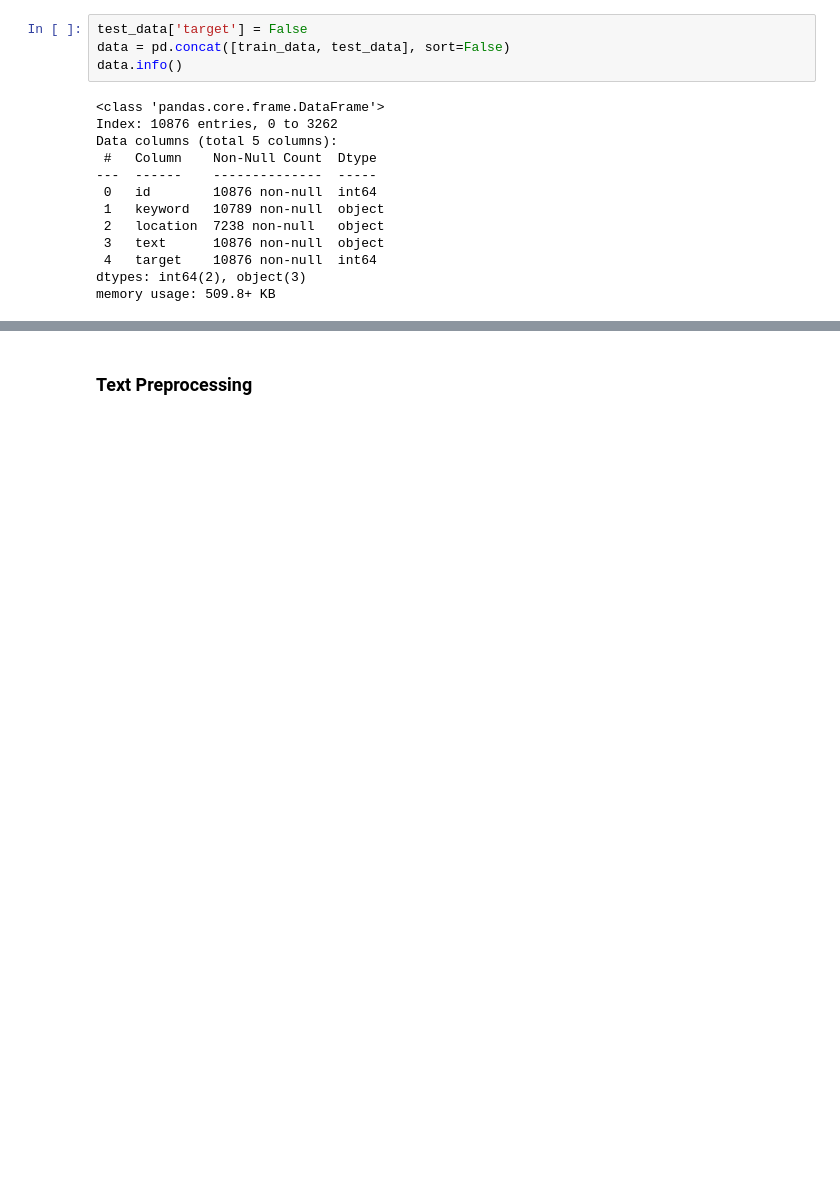
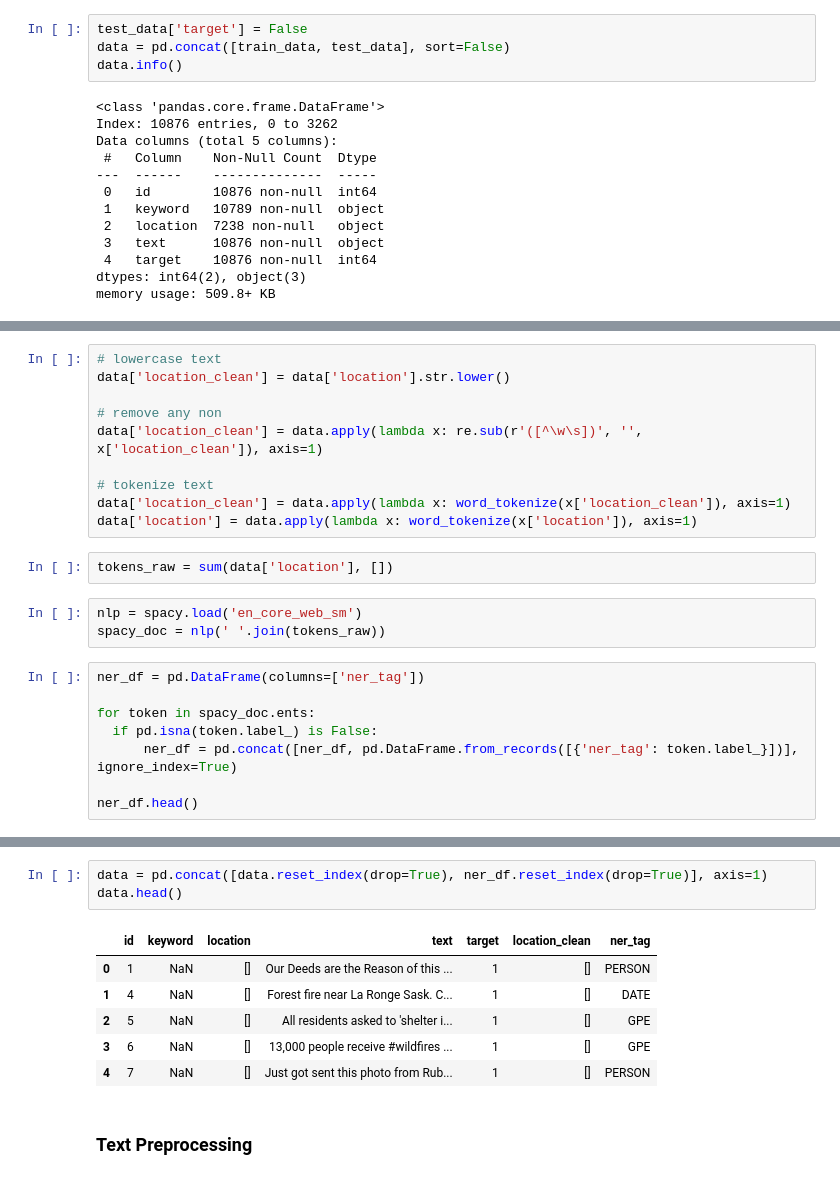
Before and after one commit to cpicazo8304/Disaster-Tweets-Prediction, a Jupyter notebook: notebooks/nlp-with-disaster-tweets.ipynb, the cells around one changed output, grey strips where cells are left out. Drawn from its saved outputs; the diff is of its cells as text; blank space fills up the shorter version.

Commit message:
Kaggle Notebook | NLP with Disaster Tweets | Process of Cleaning up Location Feature

```diff
--- a/notebooks/nlp-with-disaster-tweets.ipynb
+++ b/notebooks/nlp-with-disaster-tweets.ipynb
@@ -84,0 +77,23 @@ Name: text, dtype: object
+# %%
+# lowercase text
+data['location_clean'] = data['location'].str.lower()
+
+# remove any non
+data['location_clean'] = data.apply(lambda x: re.sub(r'([^\w\s])', '', x['location_clean']), axis=1)
+
+# tokenize text
+data['location_clean'] = data.apply(lambda x: word_tokenize(x['location_clean']), axis=1)
+data['location'] = data.apply(lambda x: word_tokenize(x['location']), axis=1)
+# %%
+tokens_raw = sum(data['location'], [])
+# %%
+nlp = spacy.load('en_core_web_sm')
+spacy_doc = nlp(' '.join(tokens_raw))
+# %%
+ner_df = pd.DataFrame(columns=['ner_tag'])
+
+for token in spacy_doc.ents:
+  if pd.isna(token.label_) is False:
+      ner_df = pd.concat([ner_df, pd.DataFrame.from_records([{'ner_tag': token.label_}])], ignore_index=True)
+
+ner_df.head()
@@ -85,3 +129,13 @@ Name: text, dtype: object
+# %%
+data = pd.concat([data.reset_index(drop=True), ner_df.reset_index(drop=True)], axis=1)
+data.head()
+# %% [output]
+|  | id | keyword | location | text | target | location_clean | ner_tag |
+| 0 | 1 | NaN | [] | Our Deeds are the Reason of this ... | 1 | [] | PERSON |
+| 1 | 4 | NaN | [] | Forest fire near La Ronge Sask. C... | 1 | [] | DATE |
+| 2 | 5 | NaN | [] | All residents asked to 'shelter i... | 1 | [] | GPE |
+| 3 | 6 | NaN | [] | 13,000 people receive #wildfires ... | 1 | [] | GPE |
+| 4 | 7 | NaN | [] | Just got sent this photo from Rub... | 1 | [] | PERSON |
 # %% [markdown]
 <h3>Text Preprocessing</h3>
 # %%
```
Also changed, not shown: parts of 10 cells of this notebook.
